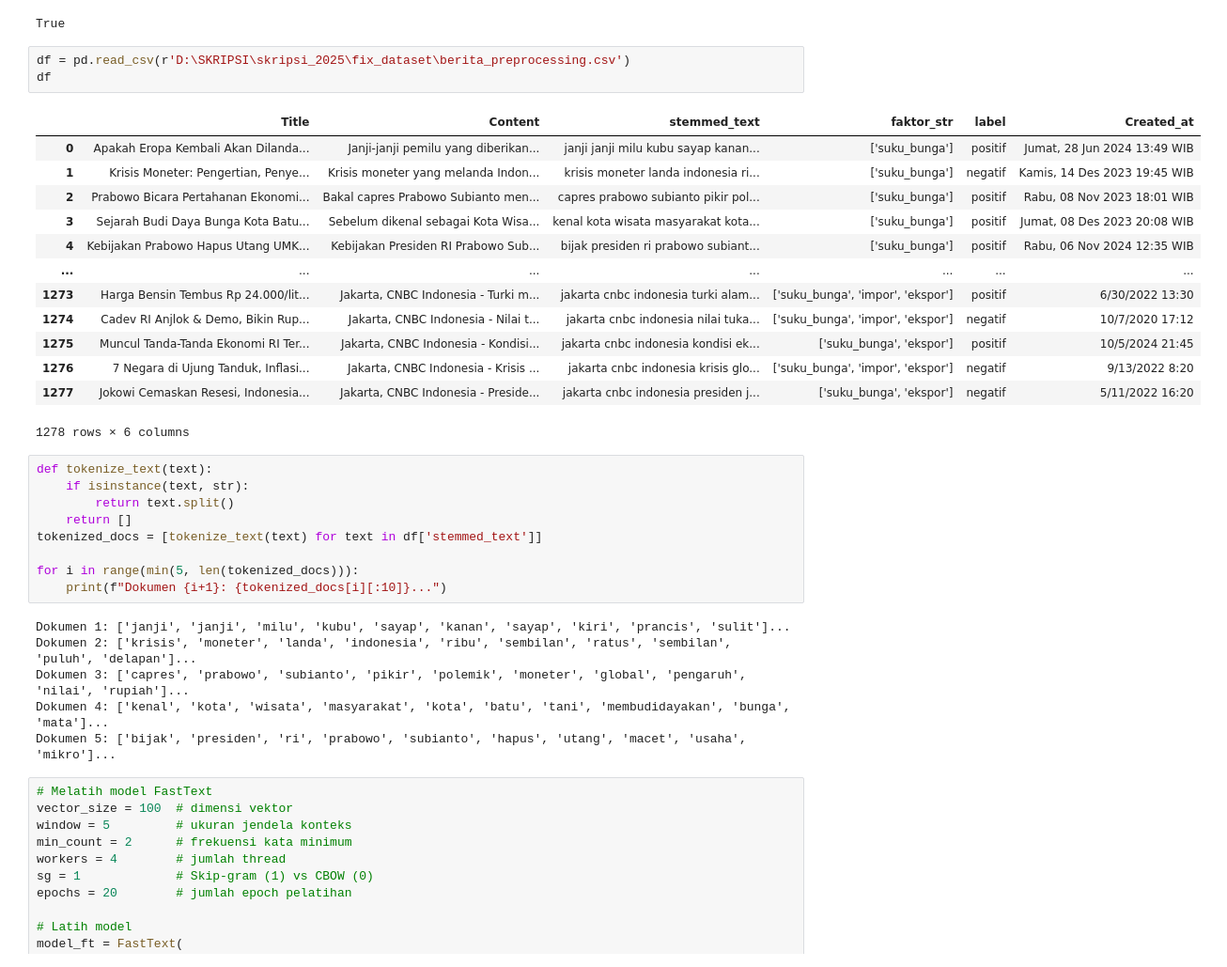
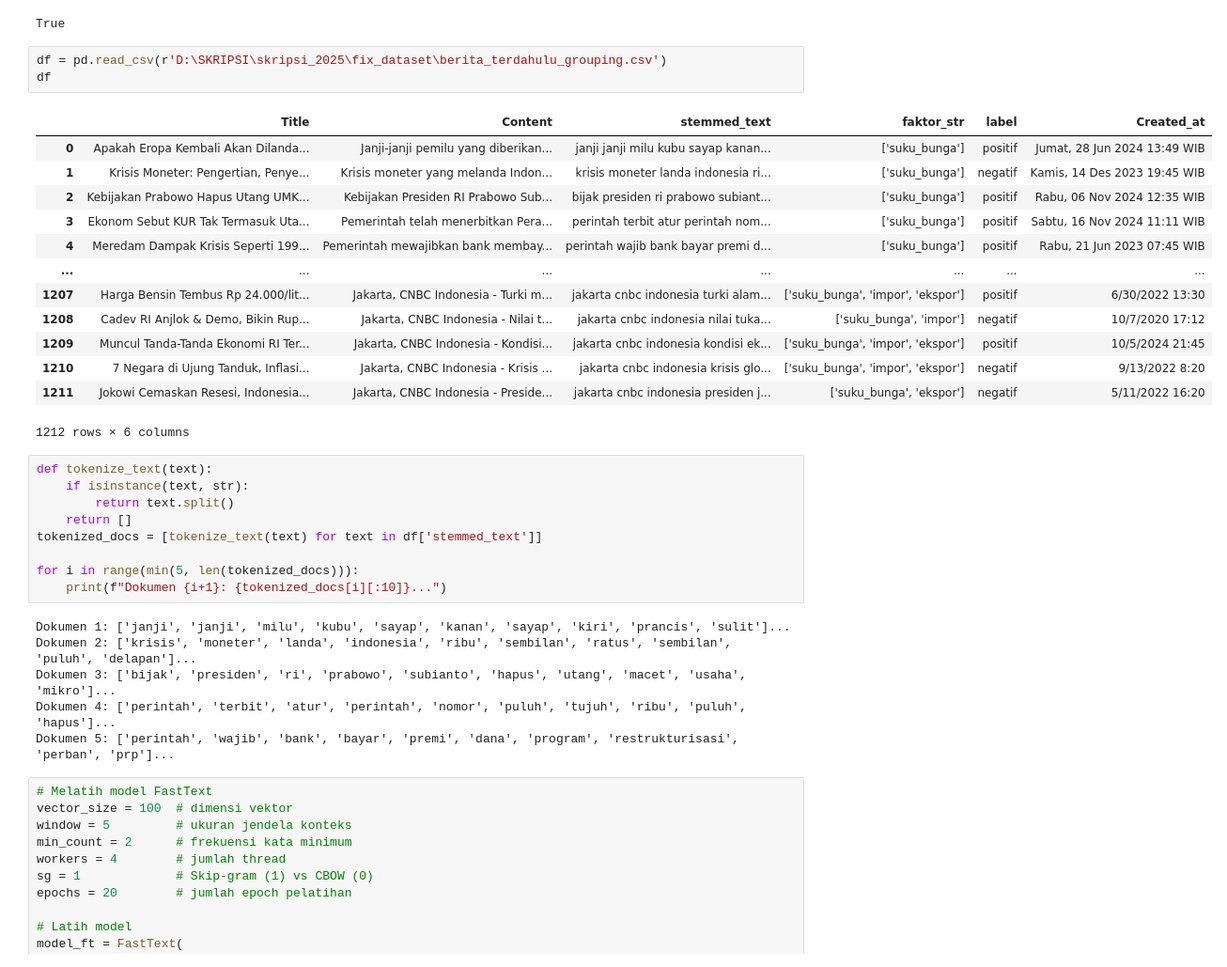
Before and after one commit to adindasyv/skripsi_2025, a Jupyter notebook: try_old_news.ipynb, the cells around one changed output. Shown at 94% size. Cells and saved outputs as stored; diff of their text form.

```diff
--- a/try_old_news.ipynb
+++ b/try_old_news.ipynb
@@ -483,22 +483,22 @@ nltk.download('punkt', quiet=True)
 # %% [output]
 True
 # %%
-df = pd.read_csv(r'D:\SKRIPSI\skripsi_2025\fix_dataset\berita_preprocessing.csv')
+df = pd.read_csv(r'D:\SKRIPSI\skripsi_2025\fix_dataset\berita_terdahulu_grouping.csv')
 df
 # %% [output]
 |  | Title | Content | stemmed_text | faktor_str | label | Created_at |
 | 0 | Apakah Eropa Kembali Akan Dilanda... | Janji-janji pemilu yang diberikan... | janji janji milu kubu sayap kanan... | ['suku_bunga'] | positif | Jumat, 28 Jun 2024 13:49 WIB |
 | 1 | Krisis Moneter: Pengertian, Penye... | Krisis moneter yang melanda Indon... | krisis moneter landa indonesia ri... | ['suku_bunga'] | negatif | Kamis, 14 Des 2023 19:45 WIB |
-| 2 | Prabowo Bicara Pertahanan Ekonomi... | Bakal capres Prabowo Subianto men... | capres prabowo subianto pikir pol... | ['suku_bunga'] | positif | Rabu, 08 Nov 2023 18:01 WIB |
-| 3 | Sejarah Budi Daya Bunga Kota Batu... | Sebelum dikenal sebagai Kota Wisa... | kenal kota wisata masyarakat kota... | ['suku_bunga'] | positif | Jumat, 08 Des 2023 20:08 WIB |
-| 4 | Kebijakan Prabowo Hapus Utang UMK... | Kebijakan Presiden RI Prabowo Sub... | bijak presiden ri prabowo subiant... | ['suku_bunga'] | positif | Rabu, 06 Nov 2024 12:35 WIB |
+| 2 | Kebijakan Prabowo Hapus Utang UMK... | Kebijakan Presiden RI Prabowo Sub... | bijak presiden ri prabowo subiant... | ['suku_bunga'] | positif | Rabu, 06 Nov 2024 12:35 WIB |
+| 3 | Ekonom Sebut KUR Tak Termasuk Uta... | Pemerintah telah menerbitkan Pera... | perintah terbit atur perintah nom... | ['suku_bunga'] | positif | Sabtu, 16 Nov 2024 11:11 WIB |
+| 4 | Meredam Dampak Krisis Seperti 199... | Pemerintah mewajibkan bank membay... | perintah wajib bank bayar premi d... | ['suku_bunga'] | positif | Rabu, 21 Jun 2023 07:45 WIB |
 | ... | ... | ... | ... | ... | ... | ... |
-| 1273 | Harga Bensin Tembus Rp 24.000/lit... | Jakarta, CNBC Indonesia - Turki m... | jakarta cnbc indonesia turki alam... | ['suku_bunga', 'impor', 'ekspor'] | positif | 6/30/2022 13:30 |
-| 1274 | Cadev RI Anjlok & Demo, Bikin Rup... | Jakarta, CNBC Indonesia - Nilai t... | jakarta cnbc indonesia nilai tuka... | ['suku_bunga', 'impor', 'ekspor'] | negatif | 10/7/2020 17:12 |
-| 1275 | Muncul Tanda-Tanda Ekonomi RI Ter... | Jakarta, CNBC Indonesia - Kondisi... | jakarta cnbc indonesia kondisi ek... | ['suku_bunga', 'ekspor'] | positif | 10/5/2024 21:45 |
-| 1276 | 7 Negara di Ujung Tanduk, Inflasi... | Jakarta, CNBC Indonesia - Krisis ... | jakarta cnbc indonesia krisis glo... | ['suku_bunga', 'impor', 'ekspor'] | negatif | 9/13/2022 8:20 |
-| 1277 | Jokowi Cemaskan Resesi, Indonesia... | Jakarta, CNBC Indonesia - Preside... | jakarta cnbc indonesia presiden j... | ['suku_bunga', 'ekspor'] | negatif | 5/11/2022 16:20 |
+| 1207 | Harga Bensin Tembus Rp 24.000/lit... | Jakarta, CNBC Indonesia - Turki m... | jakarta cnbc indonesia turki alam... | ['suku_bunga', 'impor', 'ekspor'] | positif | 6/30/2022 13:30 |
+| 1208 | Cadev RI Anjlok & Demo, Bikin Rup... | Jakarta, CNBC Indonesia - Nilai t... | jakarta cnbc indonesia nilai tuka... | ['suku_bunga', 'impor'] | negatif | 10/7/2020 17:12 |
+| 1209 | Muncul Tanda-Tanda Ekonomi RI Ter... | Jakarta, CNBC Indonesia - Kondisi... | jakarta cnbc indonesia kondisi ek... | ['suku_bunga', 'impor', 'ekspor'] | positif | 10/5/2024 21:45 |
+| 1210 | 7 Negara di Ujung Tanduk, Inflasi... | Jakarta, CNBC Indonesia - Krisis ... | jakarta cnbc indonesia krisis glo... | ['suku_bunga', 'impor', 'ekspor'] | negatif | 9/13/2022 8:20 |
+| 1211 | Jokowi Cemaskan Resesi, Indonesia... | Jakarta, CNBC Indonesia - Preside... | jakarta cnbc indonesia presiden j... | ['suku_bunga', 'ekspor'] | negatif | 5/11/2022 16:20 |
-1278 rows × 6 columns
+1212 rows × 6 columns
 # %%
 def tokenize_text(text):
     if isinstance(text, str):
@@ -511,9 +511,9 @@ for i in range(min(5, len(tokenized_docs))):
 # %% [output]
 Dokumen 1: ['janji', 'janji', 'milu', 'kubu', 'sayap', 'kanan', 'sayap', 'kiri', 'prancis', 'sulit']...
 Dokumen 2: ['krisis', 'moneter', 'landa', 'indonesia', 'ribu', 'sembilan', 'ratus', 'sembilan', 'puluh', 'delapan']...
-Dokumen 3: ['capres', 'prabowo', 'subianto', 'pikir', 'polemik', 'moneter', 'global', 'pengaruh', 'nilai', 'rupiah']...
-Dokumen 4: ['kenal', 'kota', 'wisata', 'masyarakat', 'kota', 'batu', 'tani', 'membudidayakan', 'bunga', 'mata']...
-Dokumen 5: ['bijak', 'presiden', 'ri', 'prabowo', 'subianto', 'hapus', 'utang', 'macet', 'usaha', 'mikro']...
+Dokumen 3: ['bijak', 'presiden', 'ri', 'prabowo', 'subianto', 'hapus', 'utang', 'macet', 'usaha', 'mikro']...
+Dokumen 4: ['perintah', 'terbit', 'atur', 'perintah', 'nomor', 'puluh', 'tujuh', 'ribu', 'puluh', 'hapus']...
+Dokumen 5: ['perintah', 'wajib', 'bank', 'bayar', 'premi', 'dana', 'program', 'restrukturisasi', 'perban', 'prp']...
 # %%
 # Melatih model FastText
 vector_size = 100  # dimensi vektor
```
Also changed, not shown: parts of 4 cells of this notebook, 3 other files.
